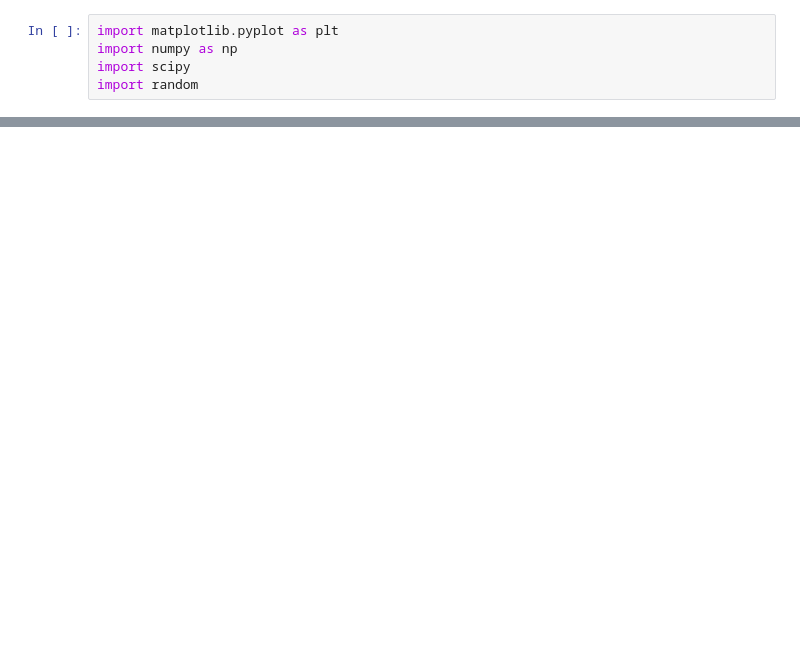
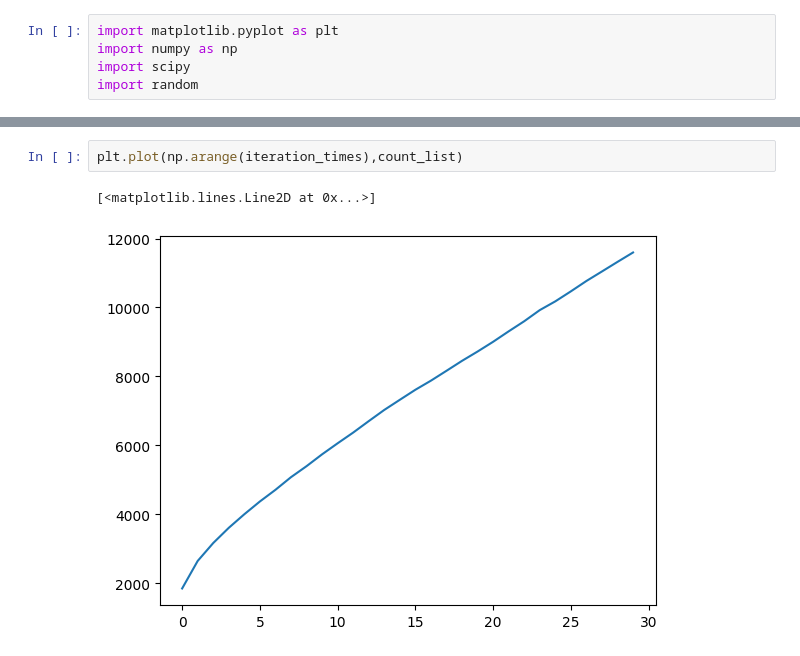
Before and after one commit to alexburg14/Ising-Model, a Jupyter notebook: first_test.ipynb, the cells around one changed output, grey strips where cells are left out. Drawn from its saved outputs; the diff is of its cells as text; blank space fills up the shorter version.

```diff
--- a/first_test.ipynb
+++ b/first_test.ipynb
@@ -86,0 +102,5 @@ for i in range(20):
+# %%
+plt.plot(np.arange(iteration_times),count_list)
+# %% [output]
+[<matplotlib.lines.Line2D at 0x...>]
+[figure, added]
```
Also changed, not shown: parts of 5 cells of this notebook, 31 other files.
